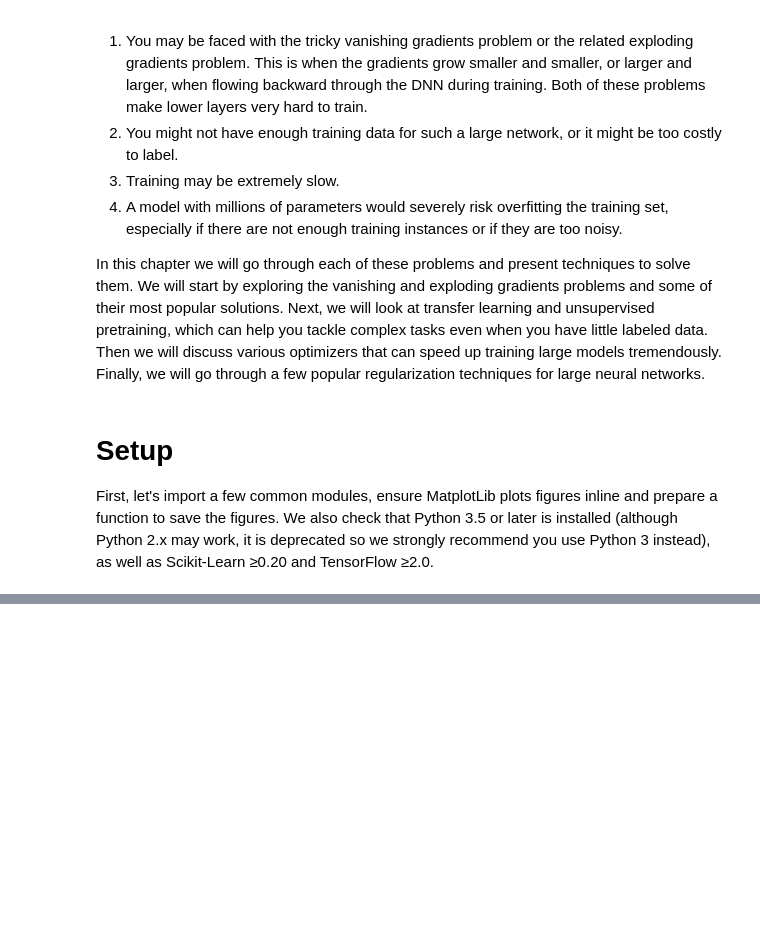
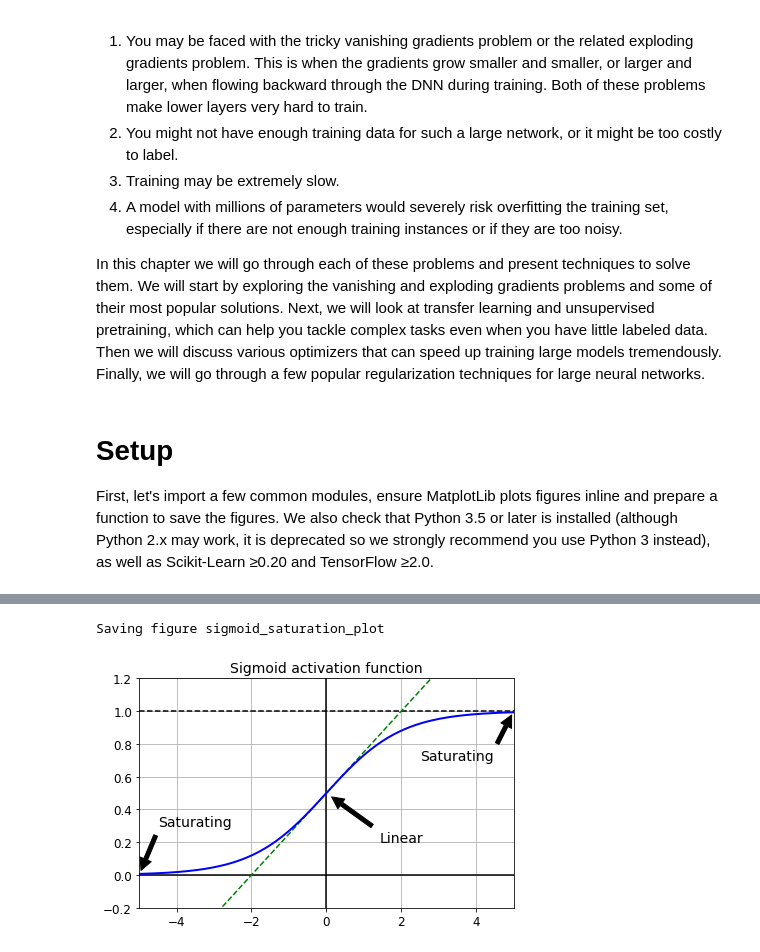
Before and after one commit to chmdznr/ml_general_polines, a Jupyter notebook: 7. training deep neural network/1_vanishing_exploding_gradient.ipynb, the cells around one changed output, grey strips where cells are left out. Cells and saved outputs as stored; diff of their text form; code cells hidden in the pictures; blank space fills up the shorter version.

```diff
--- a/7. training deep neural network/1_vanishing_exploding_gradient.ipynb
+++ b/7. training deep neural network/1_vanishing_exploding_gradient.ipynb
@@ -62,0 +70,24 @@ def save_fig(fig_id, tight_layout=True, fig_extension="png", resolution=300):
+# %%
+def logit(z):
+    return 1 / (1 + np.exp(-z))
+# %%
+z = np.linspace(-5, 5, 200)
+
+plt.plot([-5, 5], [0, 0], 'k-')
+plt.plot([-5, 5], [1, 1], 'k--')
+plt.plot([0, 0], [-0.2, 1.2], 'k-')
+plt.plot([-5, 5], [-3/4, 7/4], 'g--')
+plt.plot(z, logit(z), "b-", linewidth=2)
+props = dict(facecolor='black', shrink=0.1)
+plt.annotate('Saturating', xytext=(3.5, 0.7), xy=(5, 1), arrowprops=props, fontsize=14, ha="center")
+plt.annotate('Saturating', xytext=(-3.5, 0.3), xy=(-5, 0), arrowprops=props, fontsize=14, ha="center")
+plt.annotate('Linear', xytext=(2, 0.2), xy=(0, 0.5), arrowprops=props, fontsize=14, ha="center")
+plt.grid(True)
+plt.title("Sigmoid activation function", fontsize=14)
+plt.axis([-5, 5, -0.2, 1.2])
+
+save_fig("sigmoid_saturation_plot")
+plt.show()
+# %% [output]
+Saving figure sigmoid_saturation_plot
+[figure, added]
```
Also changed, not shown: parts of 65 cells of this notebook.
